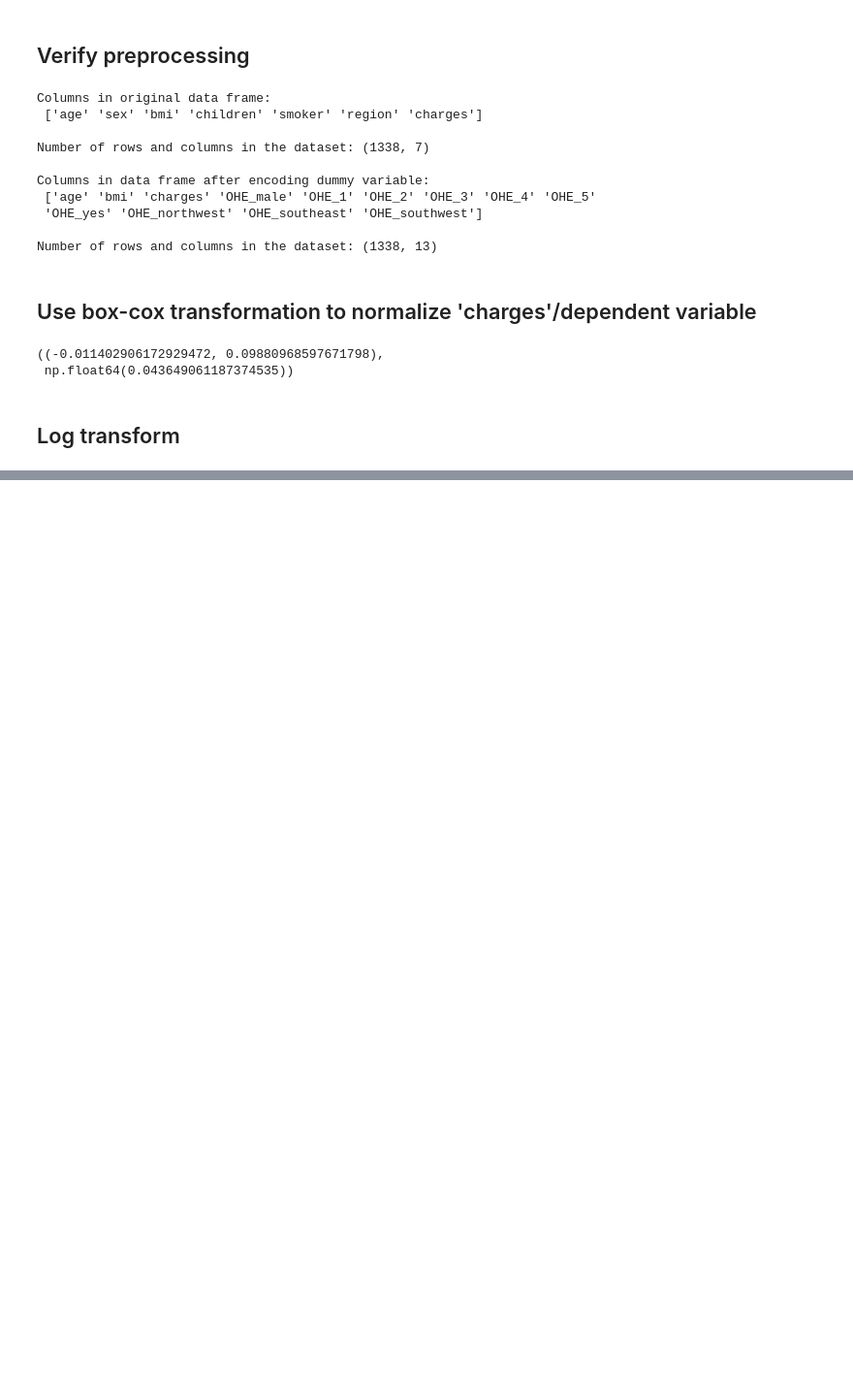
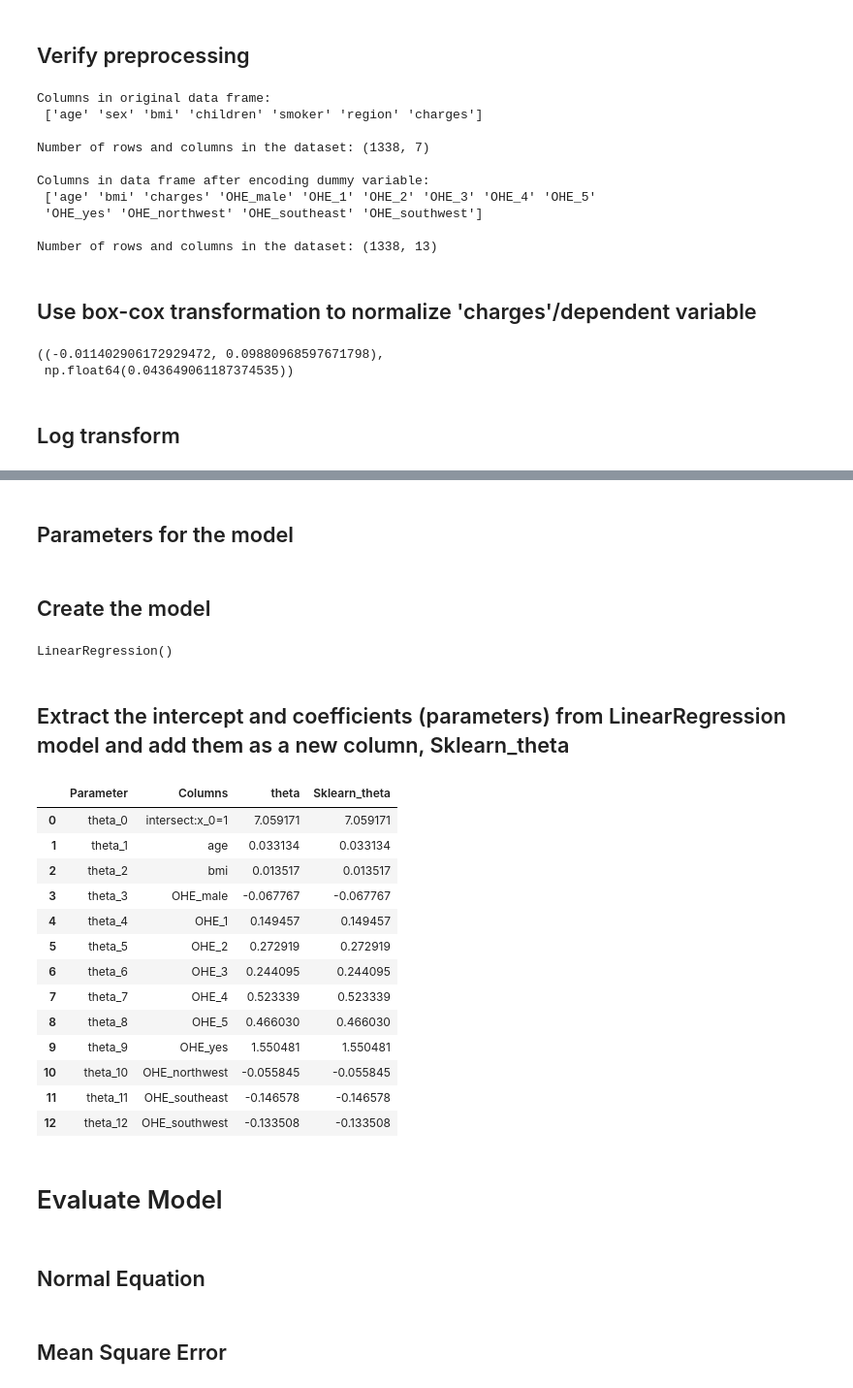
Before and after one commit to justinijose/linear-regression-practice, a Jupyter notebook: lin_reg_1.ipynb, the cells around one changed output, grey strips where cells are left out. Shown: that part at 97% size. Cells and saved outputs as stored; diff of their text form; code cells hidden in the pictures; blank space fills up the shorter version.

```diff
--- a/lin_reg_1.ipynb
+++ b/lin_reg_1.ipynb
@@ -149,0 +180,3 @@ df_encode['charges'] = np.log(df_encode['charges'])
+# %%
+X_train_0 = np.c_[np.ones((X_train.shape[0],1)), X_train]
+X_test_0 = np.c_[np.ones((X_test.shape[0],1)),X_test]
@@ -149,0 +185,40 @@ df_encode['charges'] = np.log(df_encode['charges'])
+# %%
+theta = np.matmul(np.linalg.inv( np.matmul(X_train_0.T,X_train_0) ), np.matmul(X_train_0.T,y_train))
+# %% [markdown]
+## Parameters for the model
+# %%
+parameter = ['theta_'+str(i) for i in range(X_train_0.shape[1])]
+columns = ['intersect:x_0=1'] + list(X.columns.values)
+parameter_df = pd.DataFrame({'Parameter':parameter,'Columns':columns,'theta':theta})
+# %% [markdown]
+## Create the model
+# %%
+lin_reg = LinearRegression()
+lin_reg.fit(X_train,y_train)
+# %% [output]
+LinearRegression()
+# %% [markdown]
+## Extract the intercept and coefficients (parameters) from LinearRegression model and add them as a new column, Sklearn_theta
+# %%
+sk_theta = [lin_reg.intercept_]+list(lin_reg.coef_)
+parameter_df = parameter_df.join(pd.Series(sk_theta, name='Sklearn_theta'))
+parameter_df
+# %% [output]
+|  | Parameter | Columns | theta | Sklearn_theta |
+| 0 | theta_0 | intersect:x_0=1 | 7.059171 | 7.059171 |
+| 1 | theta_1 | age | 0.033134 | 0.033134 |
+| 2 | theta_2 | bmi | 0.013517 | 0.013517 |
+| 3 | theta_3 | OHE_male | -0.067767 | -0.067767 |
+| 4 | theta_4 | OHE_1 | 0.149457 | 0.149457 |
+| 5 | theta_5 | OHE_2 | 0.272919 | 0.272919 |
+| 6 | theta_6 | OHE_3 | 0.244095 | 0.244095 |
+| 7 | theta_7 | OHE_4 | 0.523339 | 0.523339 |
+| 8 | theta_8 | OHE_5 | 0.466030 | 0.466030 |
+| 9 | theta_9 | OHE_yes | 1.550481 | 1.550481 |
+| 10 | theta_10 | OHE_northwest | -0.055845 | -0.055845 |
+| 11 | theta_11 | OHE_southeast | -0.146578 | -0.146578 |
+| 12 | theta_12 | OHE_southwest | -0.133508 | -0.133508 |
+# %% [markdown]
+# Evaluate Model
+# %% [markdown]
+## Normal Equation
@@ -149,0 +227,2 @@ df_encode['charges'] = np.log(df_encode['charges'])
+# %% [markdown]
+## Mean Square Error
```
Also changed, not shown: parts of 26 cells of this notebook, 1 other file.
